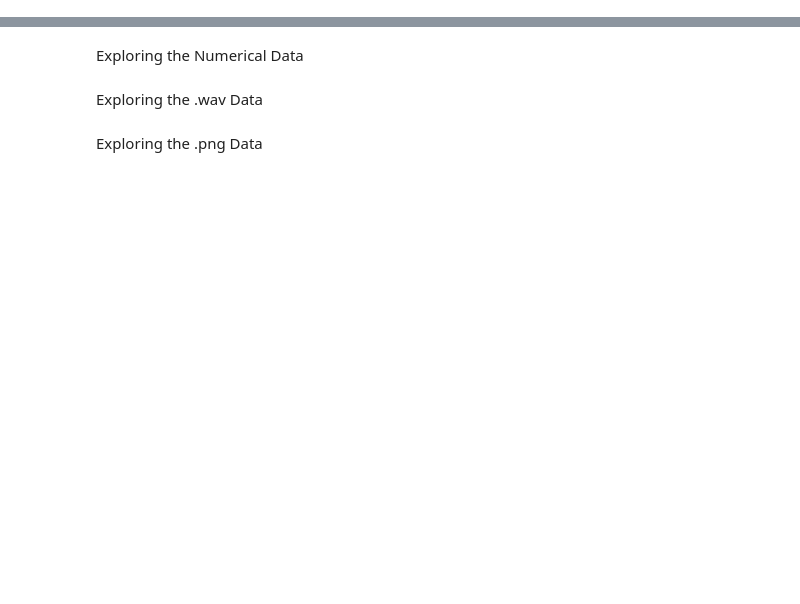
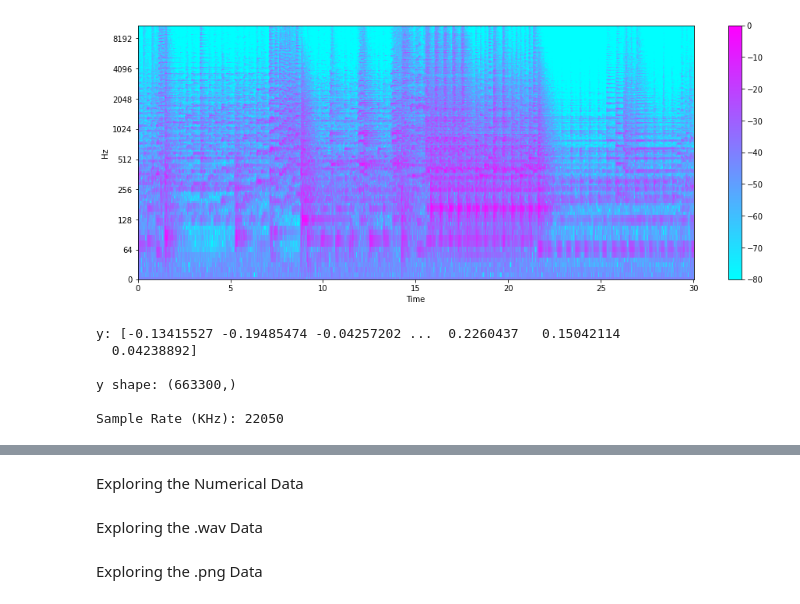
Before and after one commit to laurenquattrocchi/MusiCAPPture, a Jupyter notebook: Exploratory_Data_Analysis_ML_Music_Genre_Prediction.ipynb, the cells around one changed output, grey strips where cells are left out. Saved outputs shown, nothing was run; the diff lists cells and outputs as text; code cells hidden in the pictures; blank space fills up the shorter version.

```diff
--- a/Exploratory_Data_Analysis_ML_Music_Genre_Prediction.ipynb
+++ b/Exploratory_Data_Analysis_ML_Music_Genre_Prediction.ipynb
@@ -20,0 +57,29 @@ data = pd.read_csv('')
+# %%
+# Default FFT window size
+n_fft = 2048 # FFT window size
+hop_length = 512 # number audio of frames between STFT columns (looks like a good default)
+
+# Short-time Fourier transform (STFT)
+jazz_D = np.abs(librosa.stft(audio_file, n_fft = n_fft, hop_length = hop_length))
+
+DB = librosa.amplitude_to_db(jazz_D, ref = np.max)
+
+# Creating the Spectogram
+plt.figure(figsize = (16, 6))
+librosa.display.specshow(DB, sr = jazz_sr, hop_length = hop_length, x_axis = 'time', y_axis = 'log', cmap = 'cool')
+plt.colorbar();
+# %% [output]
+[figure, added]
+# %%
+country, country_sr = librosa.load('/content/drive/My Drive/ML_Project/data_genres_original_country_country.00000.wav')
+
+print('y:', country, '\n')
+print('y shape:', np.shape(country), '\n')
+print('Sample Rate (KHz):', country_sr, '\n')
+# %% [output]
+y: [-0.13415527 -0.19485474 -0.04257202 ...  0.2260437   0.15042114
+  0.04238892]
+
+y shape: (663300,)
+
+Sample Rate (KHz): 22050
```
Also changed, not shown: parts of 27 cells of this notebook.
